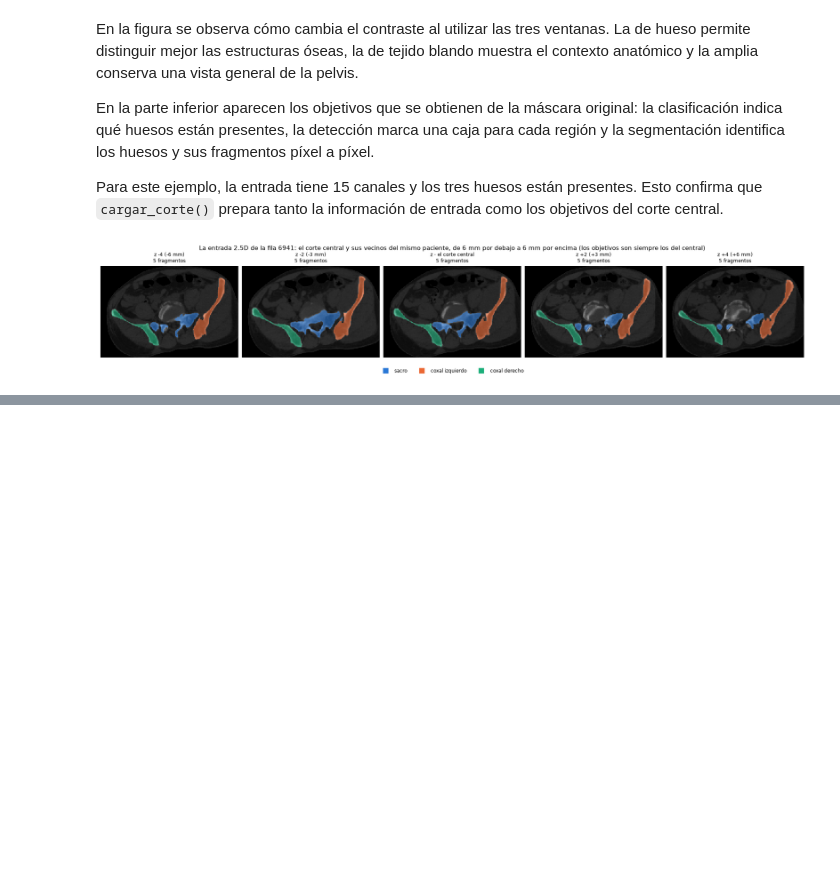
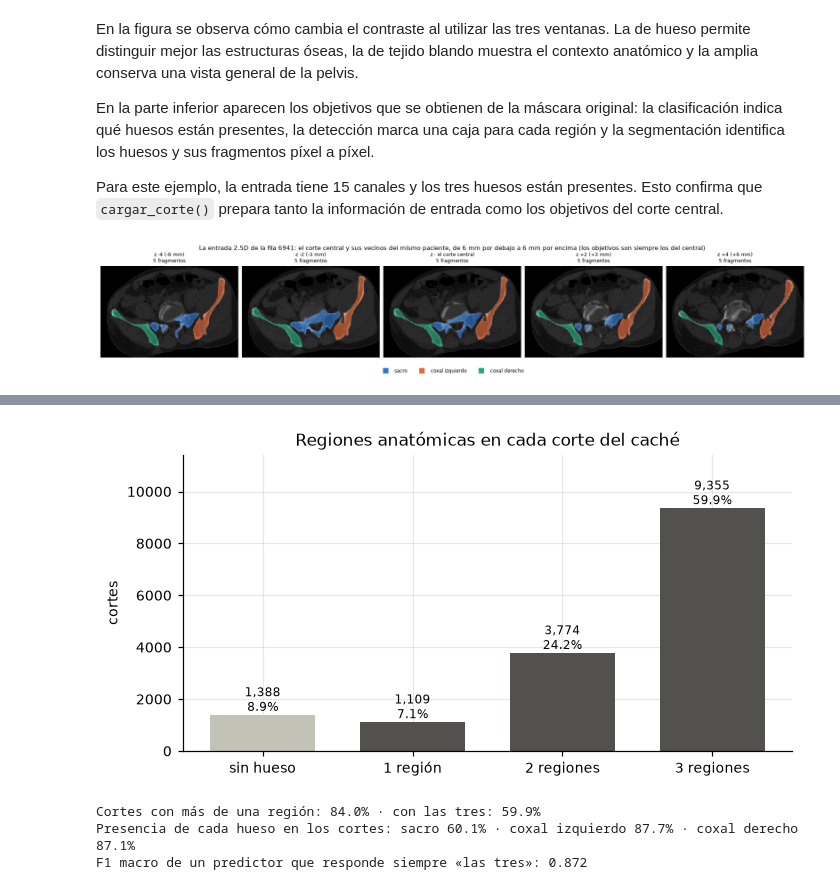
Before and after one commit to MarcAragon/proyecto_pengwin, a Jupyter notebook: Pengwin.ipynb, the cells around one changed output, grey strips where cells are left out. Drawn from its saved outputs; the diff is of its cells as text; code cells hidden in the pictures; blank space fills up the shorter version.

```diff
--- a/Pengwin.ipynb
+++ b/Pengwin.ipynb
@@ -903,0 +969,22 @@ plt.show()
+# %%
+n = len(indice)
+conteo = indice.n_regions.value_counts().reindex(range(4), fill_value=0)
+
+fig, ax = plt.subplots(figsize=(6.5, 3.4))
+barras = ax.bar(["sin hueso", "1 región", "2 regiones", "3 regiones"], conteo, color=[GRIS] + [NEUTRO] * 3, width=0.7)
+for b, c in zip(barras, conteo):
+    ax.text(b.get_x() + b.get_width() / 2, c + n * 0.01, f"{c:,}\n{c / n:.1%}", ha="center", fontsize=8)
+ax.set(title="Regiones anatómicas en cada corte del caché", ylabel="cortes", ylim=(0, conteo.max() * 1.22))
+fig.tight_layout()
+plt.show()
+
+prevalencia = np.array([((indice.bones_present.to_numpy() >> i) & 1).mean() for i in range(3)])
+f1_constante = np.mean(2 * prevalencia / (1 + prevalencia))
+print(f"Cortes con más de una región: {(conteo[2] + conteo[3]) / n:.1%} · con las tres: {conteo[3] / n:.1%}")
+print("Presencia de cada hueso en los cortes: " + " · ".join(f"{HUESO[k]} {p:.1%}" for k, p in zip(COLOR, prevalencia)))
+print(f"F1 macro de un predictor que responde siempre «las tres»: {f1_constante:.3f}")
+# %% [output]
+[figure, added]
+Cortes con más de una región: 84.0% · con las tres: 59.9%
+Presencia de cada hueso en los cortes: sacro 60.1% · coxal izquierdo 87.7% · coxal derecho 87.1%
+F1 macro de un predictor que responde siempre «las tres»: 0.872
```
Also changed, not shown: parts of 39 cells of this notebook.
